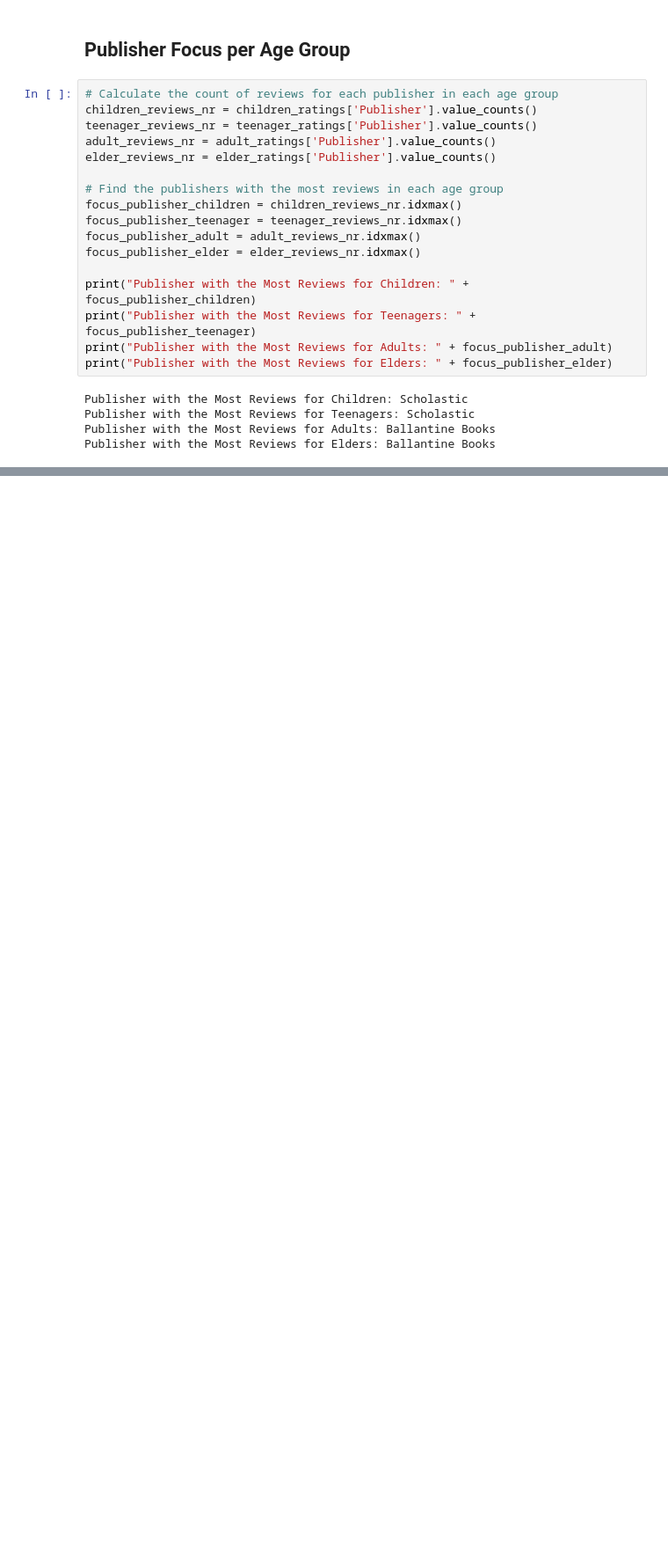
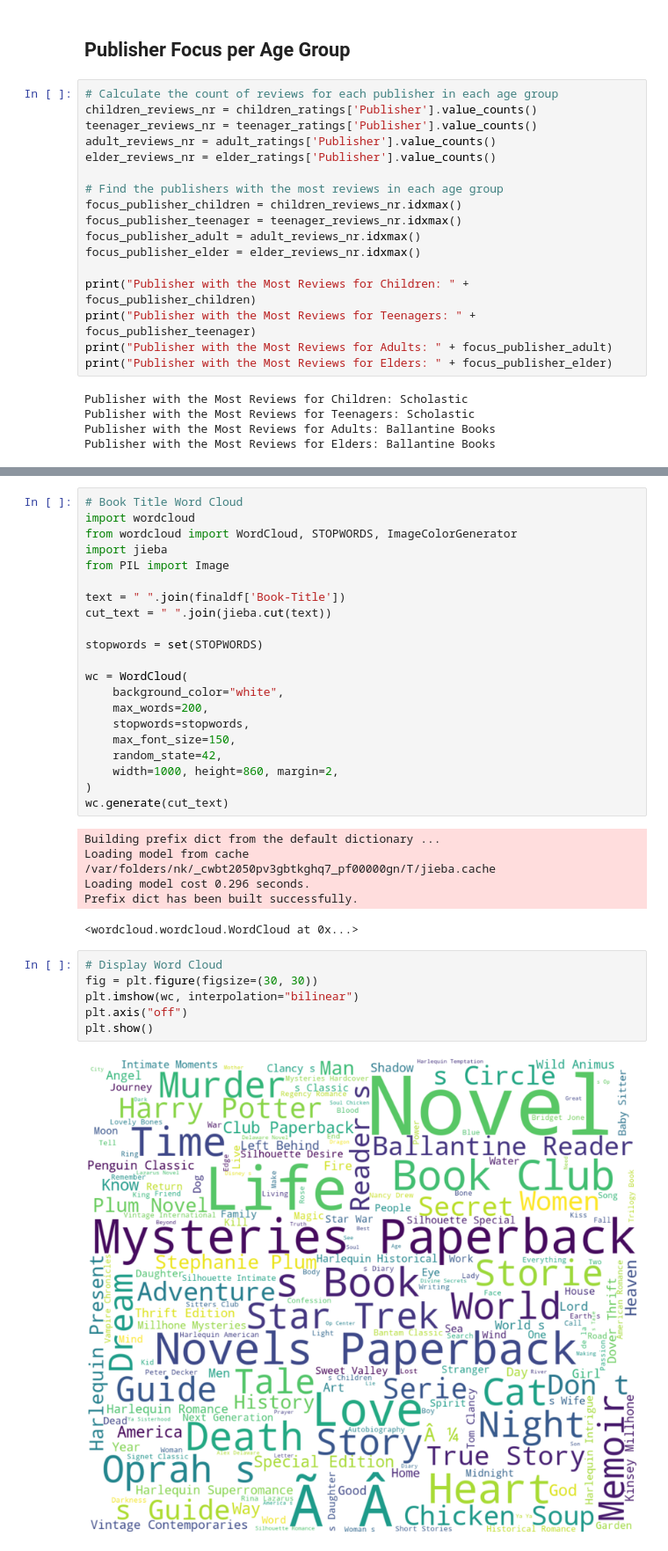
Before and after one commit to andresgr96/PBD-Group15, a Jupyter notebook: FinalProject.ipynb, the cells around one changed output, grey strips where cells are left out. Shown at 88% size. Drawn from its saved outputs; the diff is of its cells as text; blank space fills up the shorter version.

```diff
--- a/FinalProject.ipynb
+++ b/FinalProject.ipynb
@@ -466,0 +517,35 @@ Publisher with the Most Reviews for Elders: Ballantine Books
+# %%
+# Book Title Word Cloud
+import wordcloud
+from wordcloud import WordCloud, STOPWORDS, ImageColorGenerator
+import jieba
+from PIL import Image
+
+text = " ".join(finaldf['Book-Title'])
+cut_text = " ".join(jieba.cut(text))
+
+stopwords = set(STOPWORDS)
+
+wc = WordCloud(
+    background_color="white",
+    max_words=200,
+    stopwords=stopwords,
+    max_font_size=150,
+    random_state=42,
+    width=1000, height=860, margin=2,
+)
+wc.generate(cut_text)
+# %% [output]
+Building prefix dict from the default dictionary ...
+Loading model from cache /var/folders/nk/_cwbt2050pv3gbtkghq7_pf00000gn/T/jieba.cache
+Loading model cost 0.296 seconds.
+Prefix dict has been built successfully.
+<wordcloud.wordcloud.WordCloud at 0x...>
+# %%
+# Display Word Cloud
+fig = plt.figure(figsize=(30, 30))
+plt.imshow(wc, interpolation="bilinear")
+plt.axis("off")
+plt.show()
+# %% [output]
+[figure, added]
```
Also changed, not shown: parts of 11 cells of this notebook.
